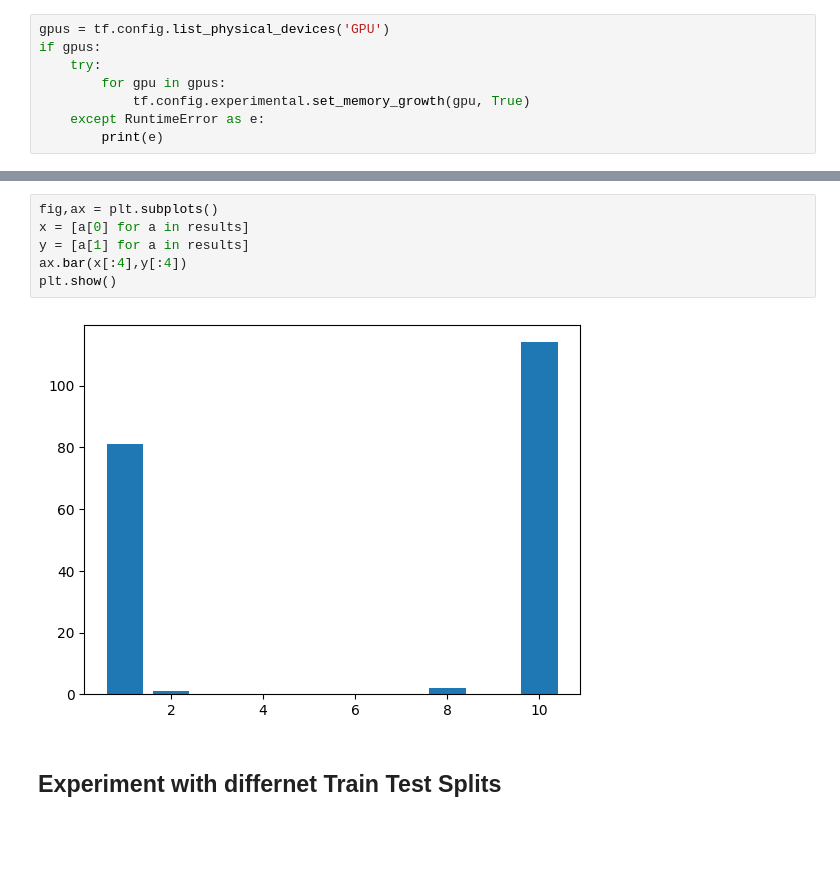
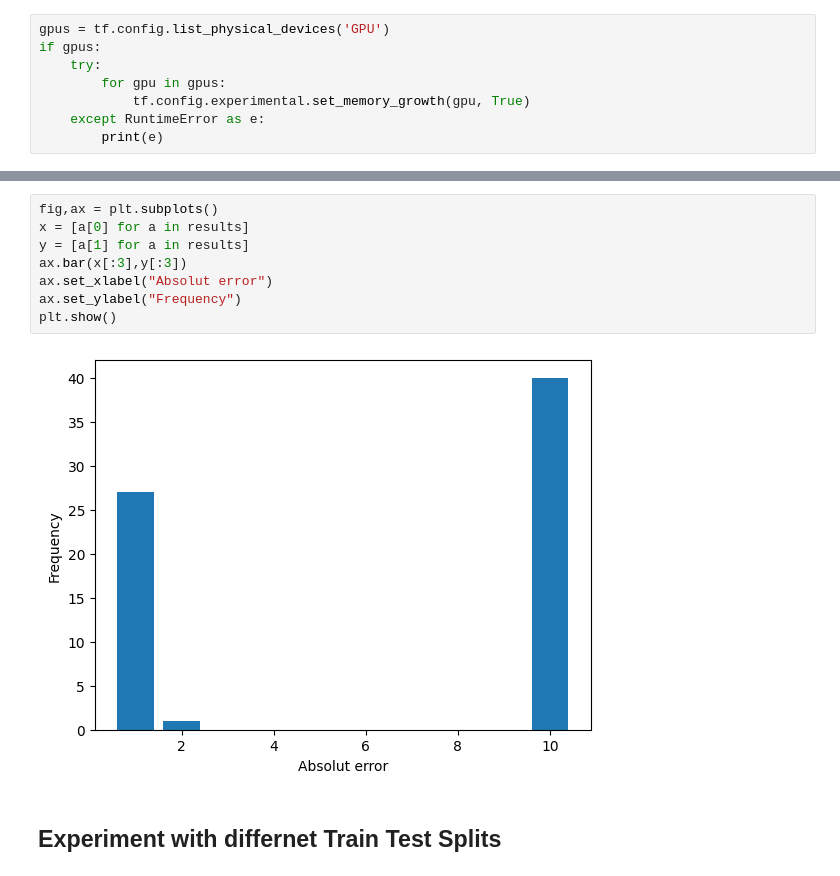
Before and after one commit to JasperSche/A3, a Jupyter notebook: A2_RNNs.ipynb, the cells around one changed output, grey strips where cells are left out. Saved outputs shown, nothing was run; the diff lists cells and outputs as text; blank space fills up the shorter version.

```diff
--- a/A2_RNNs.ipynb
+++ b/A2_RNNs.ipynb
@@ -387,11 +379,13 @@ results = [(k,results[k]) for k in sorted(results.keys())]
 # %%
 fig,ax = plt.subplots()
 x = [a[0] for a in results]
 y = [a[1] for a in results]
-ax.bar(x[:4],y[:4])
+ax.bar(x[:3],y[:3])
+ax.set_xlabel("Absolut error")
+ax.set_ylabel("Frequency")
 plt.show()
 # %% [output]
-[figure, old version]
+[figure, new version]
 # %% [markdown]
 ## Experiment with differnet Train Test Splits
 # %%
```
Also changed, not shown: parts of 12 cells of this notebook.
